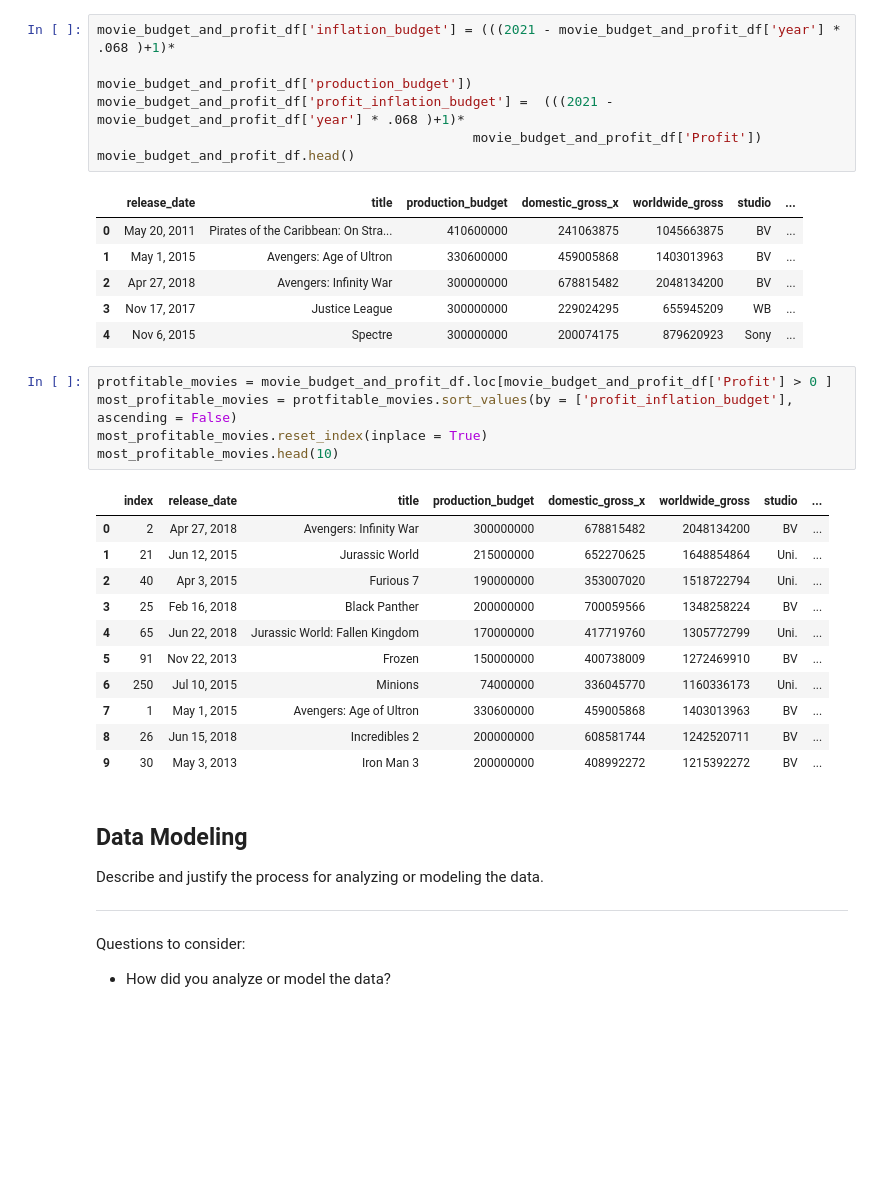
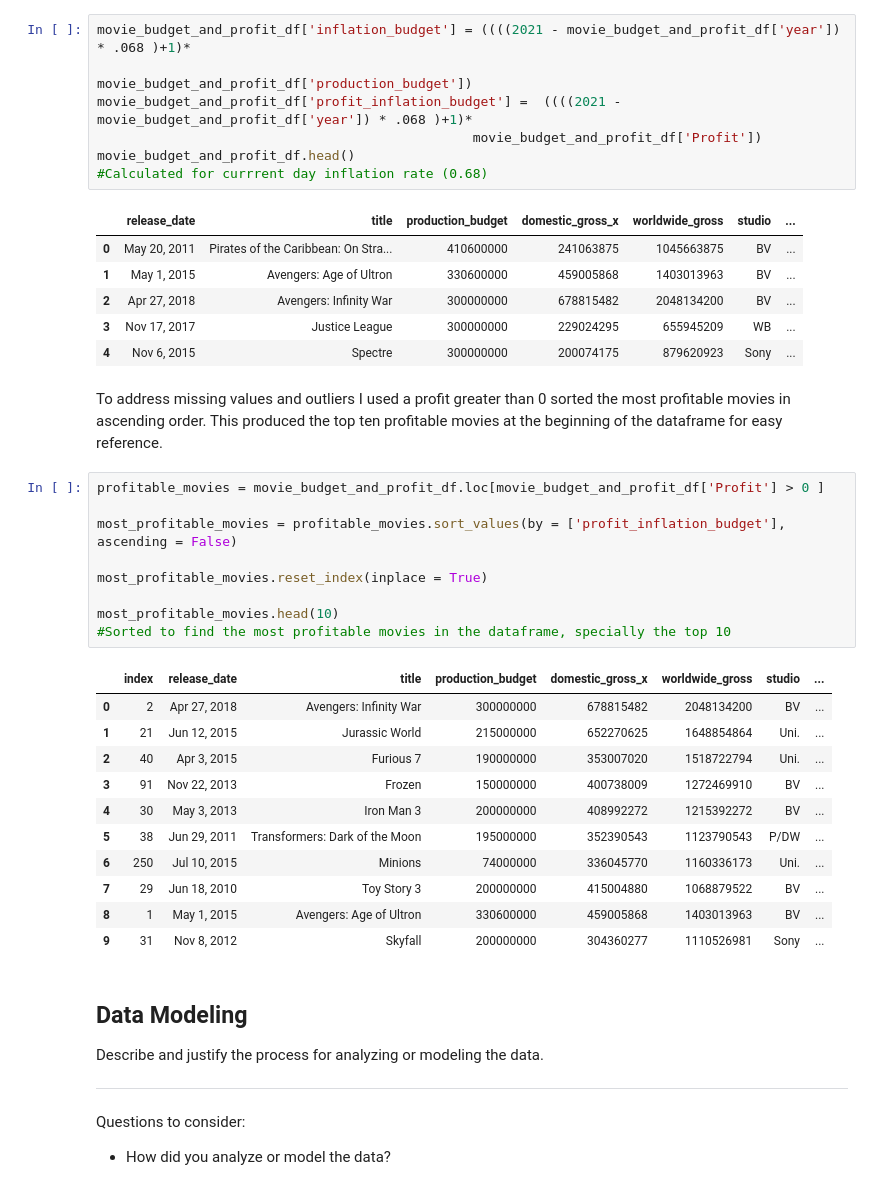
Before and after one commit to MoniqueHercules/phase-1-project, a Jupyter notebook: dsc-phase1-project.ipynb, the cells around one changed output. Saved outputs shown, nothing was run; the diff lists cells and outputs as text; blank space fills up the shorter version.

```diff
--- a/dsc-phase1-project.ipynb
+++ b/dsc-phase1-project.ipynb
@@ -589,9 +565,10 @@ movie_budget_and_profit_df.head()
 # %%
-movie_budget_and_profit_df['inflation_budget'] = (((2021 - movie_budget_and_profit_df['year'] * .068 )+1)*
+movie_budget_and_profit_df['inflation_budget'] = ((((2021 - movie_budget_and_profit_df['year']) * .068 )+1)*
                                                 movie_budget_and_profit_df['production_budget'])
-movie_budget_and_profit_df['profit_inflation_budget'] =  (((2021 - movie_budget_and_profit_df['year'] * .068 )+1)*
+movie_budget_and_profit_df['profit_inflation_budget'] =  ((((2021 - movie_budget_and_profit_df['year']) * .068 )+1)*
                                                 movie_budget_and_profit_df['Profit'])
 movie_budget_and_profit_df.head()
+#Calculated for currrent day inflation rate (0.68)
 # %% [output]
 |  | release_date | title | production_budget | domestic_gross_x | worldwide_gross | studio | ... |
 | 0 | May 20, 2011 | Pirates of the Caribbean: On Stra... | 410600000 | 241063875 | 1045663875 | BV | ... |
@@ -599,23 +576,29 @@ movie_budget_and_profit_df.head()
 | 2 | Apr 27, 2018 | Avengers: Infinity War | 300000000 | 678815482 | 2048134200 | BV | ... |
 | 3 | Nov 17, 2017 | Justice League | 300000000 | 229024295 | 655945209 | WB | ... |
 | 4 | Nov 6, 2015 | Spectre | 300000000 | 200074175 | 879620923 | Sony | ... |
+# %% [markdown]
+To address missing values and outliers I used a profit greater than 0 sorted the most profitable movies in ascending order. This produced the top ten profitable movies at the beginning of the dataframe for easy reference.
 # %%
-protfitable_movies = movie_budget_and_profit_df.loc[movie_budget_and_profit_df['Profit'] > 0 ]
-most_profitable_movies = protfitable_movies.sort_values(by = ['profit_inflation_budget'], ascending = False)
+profitable_movies = movie_budget_and_profit_df.loc[movie_budget_and_profit_df['Profit'] > 0 ]
+
+most_profitable_movies = profitable_movies.sort_values(by = ['profit_inflation_budget'], ascending = False)
+
 most_profitable_movies.reset_index(inplace = True)
+
 most_profitable_movies.head(10)
+#Sorted to find the most profitable movies in the dataframe, specially the top 10
 # %% [output]
 |  | index | release_date | title | production_budget | domestic_gross_x | worldwide_gross | studio | ... |
 | 0 | 2 | Apr 27, 2018 | Avengers: Infinity War | 300000000 | 678815482 | 2048134200 | BV | ... |
 | 1 | 21 | Jun 12, 2015 | Jurassic World | 215000000 | 652270625 | 1648854864 | Uni. | ... |
 | 2 | 40 | Apr 3, 2015 | Furious 7 | 190000000 | 353007020 | 1518722794 | Uni. | ... |
-| 3 | 25 | Feb 16, 2018 | Black Panther | 200000000 | 700059566 | 1348258224 | BV | ... |
-| 4 | 65 | Jun 22, 2018 | Jurassic World: Fallen Kingdom | 170000000 | 417719760 | 1305772799 | Uni. | ... |
-| 5 | 91 | Nov 22, 2013 | Frozen | 150000000 | 400738009 | 1272469910 | BV | ... |
+| 3 | 91 | Nov 22, 2013 | Frozen | 150000000 | 400738009 | 1272469910 | BV | ... |
+| 4 | 30 | May 3, 2013 | Iron Man 3 | 200000000 | 408992272 | 1215392272 | BV | ... |
+| 5 | 38 | Jun 29, 2011 | Transformers: Dark of the Moon | 195000000 | 352390543 | 1123790543 | P/DW | ... |
 | 6 | 250 | Jul 10, 2015 | Minions | 74000000 | 336045770 | 1160336173 | Uni. | ... |
-| 7 | 1 | May 1, 2015 | Avengers: Age of Ultron | 330600000 | 459005868 | 1403013963 | BV | ... |
-| 8 | 26 | Jun 15, 2018 | Incredibles 2 | 200000000 | 608581744 | 1242520711 | BV | ... |
-| 9 | 30 | May 3, 2013 | Iron Man 3 | 200000000 | 408992272 | 1215392272 | BV | ... |
+| 7 | 29 | Jun 18, 2010 | Toy Story 3 | 200000000 | 415004880 | 1068879522 | BV | ... |
+| 8 | 1 | May 1, 2015 | Avengers: Age of Ultron | 330600000 | 459005868 | 1403013963 | BV | ... |
+| 9 | 31 | Nov 8, 2012 | Skyfall | 200000000 | 304360277 | 1110526981 | Sony | ... |
 # %% [markdown]
 ## Data Modeling
 Describe and justify the process for analyzing or modeling the data.
```
Also changed, not shown: parts of 52 cells of this notebook.
